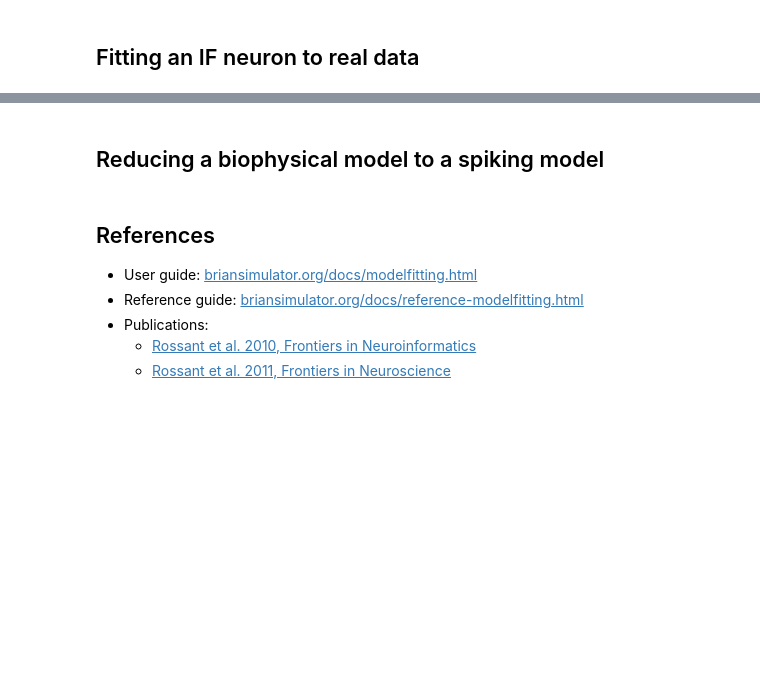
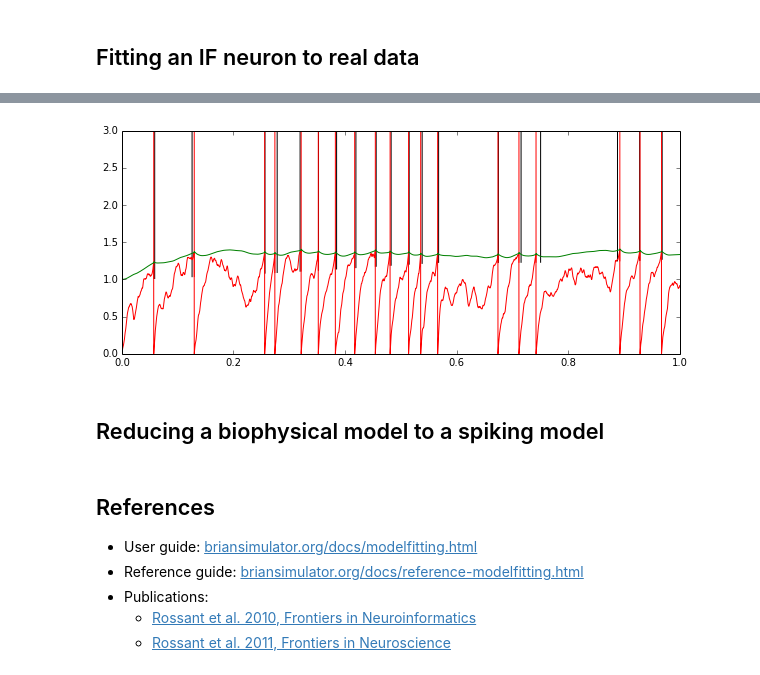
Before and after one commit to rossant/brian-modelfitting-tutorial, a Jupyter notebook: slides.ipynb, the cells around one changed output, grey strips where cells are left out. Saved outputs shown, nothing was run; the diff lists cells and outputs as text; code cells hidden in the pictures; blank space fills up the shorter version.

```diff
--- a/slides.ipynb
+++ b/slides.ipynb
@@ -133,0 +140,15 @@ spikes = np.fromstring(
+# %%
+from brian.library.modelfitting import *
+eqs = Equations('''
+    dV/dt=(R*I-V)/tau : volt
+    dVt/dt=(a*V-Vt)/taut : volt
+    I : amp
+    R : ohm
+    a : 1
+    alpha : volt
+    tau : second
+    taut : second
+''')
+threshold = '''V>1+Vt'''
+reset = '''V = 0
+Vt += alpha'''
@@ -133,0 +174,12 @@ spikes = np.fromstring(
+# %%
+G = NeuronGroup(N=1, model=eqs, reset=reset,
+    threshold=threshold,)
+G.I = TimedArray(I, dt=defaultclock.dt)
+for key, val in results[0].best_pos.iteritems():
+    setattr(G, key, val)
+Mspikes = SpikeMonitor(G)
+Vstate = StateMonitor(G, 'V', record=True)
+Vtstate = StateMonitor(G, 'Vt', record=True)
+reinit_default_clock()
+net = Network(G, Mspikes, Vstate, Vtstate)
+net.run(1 * second)
@@ -134,3 +193,12 @@ spikes = np.fromstring(
+# %%
+figure(figsize=(10,4))
+V_fit, Vt_fit, spikes_fit = Vstate[0], Vtstate[0], Mspikes.spiketimes[0]
+plot(Vstate.times, V_fit, 'r');
+plot(Vstate.times, 1+Vt_fit, 'g');
+vlines(spikes, 1+Vt_fit[(spikes * 1000).astype(int)], 3, color='k');
+vlines(spikes_fit, 1+Vt_fit[(spikes_fit * 1000).astype(int)], 3, color='r');
+# %% [output]
+[figure, added]
 # %% [markdown]
 ## Reducing a biophysical model to a spiking model
 # %% [markdown]
```
Also changed, not shown: parts of 16 cells of this notebook, 1 other file.
